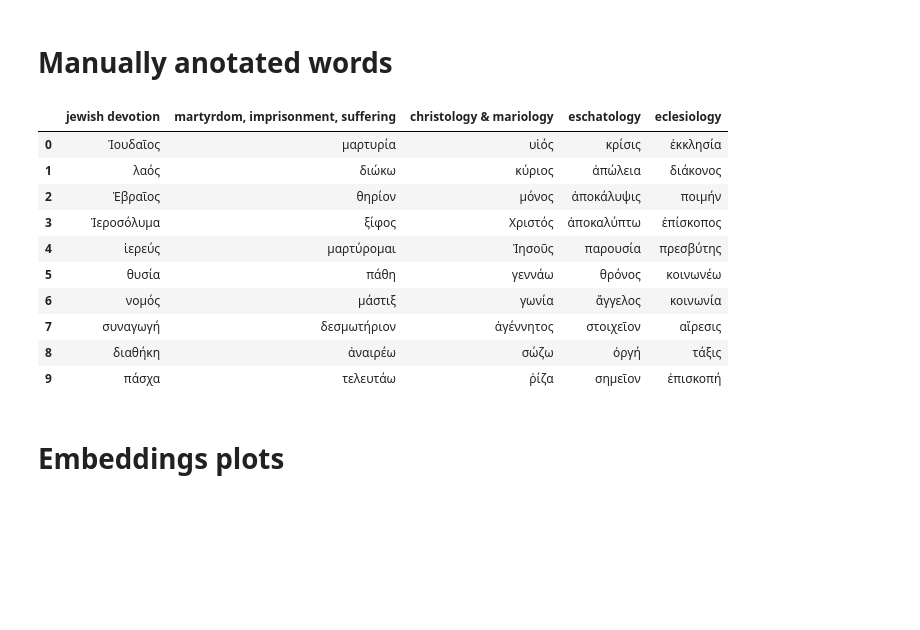
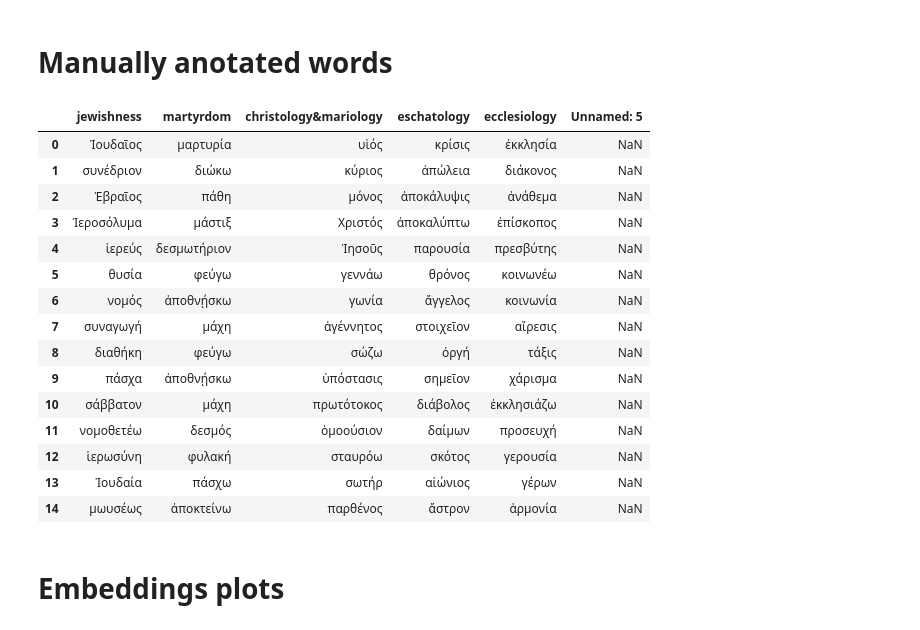
Before and after one commit to kasev/paul, a Jupyter notebook: scripts/4_embeddings-analysis.ipynb, the cells around one changed output. Saved outputs shown, nothing was run; the diff lists cells and outputs as text; code cells hidden in the pictures; blank space fills up the shorter version.

```diff
--- a/scripts/4_embeddings-analysis.ipynb
+++ b/scripts/4_embeddings-analysis.ipynb
@@ -84,20 +84,25 @@ paul_nn_df
 # %% [markdown]
 # Manually anotated words
 # %%
-coding_words = get_as_dataframe(paul_results.worksheet("coding_words"))
-coding_words[:10]
+coding_words = get_as_dataframe(paul_results.worksheet("coding_words_15"))
+coding_words[:15]
 # %% [output]
-|  | jewish devotion | martyrdom, imprisonment, suffering | christology & mariology | eschatology | eclesiology |
-| 0 | Ἰουδαῖος | μαρτυρία | υἱός | κρίσις | ἐκκλησία |
-| 1 | λαός | διώκω | κύριος | ἀπώλεια | διάκονος |
-| 2 | Ἑβραῖος | θηρίον | μόνος | ἀποκάλυψις | ποιμήν |
-| 3 | Ἱεροσόλυμα | ξίφος | Χριστός | ἀποκαλύπτω | ἐπίσκοπος |
-| 4 | ἱερεύς | μαρτύρομαι | Ἰησοῦς | παρουσία | πρεσβύτης |
-| 5 | θυσία | πάθη | γεννάω | θρόνος | κοινωνέω |
-| 6 | νομός | μάστιξ | γωνία | ἄγγελος | κοινωνία |
-| 7 | συναγωγή | δεσμωτήριον | ἀγέννητος | στοιχεῖον | αἵρεσις |
-| 8 | διαθήκη | ἀναιρέω | σώζω | ὀργή | τάξις |
-| 9 | πάσχα | τελευτάω | ῥίζα | σημεῖον | ἐπισκοπή |
+|  | jewishness | martyrdom | christology&mariology | eschatology | ecclesiology | Unnamed: 5 |
+| 0 | Ἰουδαῖος | μαρτυρία | υἱός | κρίσις | ἐκκλησία | NaN |
+| 1 | συνέδριον | διώκω | κύριος | ἀπώλεια | διάκονος | NaN |
+| 2 | Ἑβραῖος | πάθη | μόνος | ἀποκάλυψις | ἀνάθεμα | NaN |
+| 3 | Ἱεροσόλυμα | μάστιξ | Χριστός | ἀποκαλύπτω | ἐπίσκοπος | NaN |
+| 4 | ἱερεύς | δεσμωτήριον | Ἰησοῦς | παρουσία | πρεσβύτης | NaN |
+| 5 | θυσία | φεύγω | γεννάω | θρόνος | κοινωνέω | NaN |
+| 6 | νομός | ἀποθνῄσκω | γωνία | ἄγγελος | κοινωνία | NaN |
+| 7 | συναγωγή | μάχη | ἀγέννητος | στοιχεῖον | αἵρεσις | NaN |
+| 8 | διαθήκη | φεύγω | σώζω | ὀργή | τάξις | NaN |
+| 9 | πάσχα | ἀποθνῄσκω | ὑπόστασις | σημεῖον | χάρισμα | NaN |
+| 10 | σάββατον | μάχη | πρωτότοκος | διάβολος | ἐκκλησιάζω | NaN |
+| 11 | νομοθετέω | δεσμός | ὁμοούσιον | δαίμων | προσευχή | NaN |
+| 12 | ἱερωσύνη | φυλακή | σταυρόω | σκότος | γερουσία | NaN |
+| 13 | Ἰουδαία | πάσχω | σωτήρ | αἰώνιος | γέρων | NaN |
+| 14 | μωυσέως | ἀποκτείνω | παρθένος | ἄστρον | ἁρμονία | NaN |
 # %% [markdown]
 # Embeddings plots
 # %%
```
Also changed, not shown: parts of 7 cells of this notebook, 3 other files.
